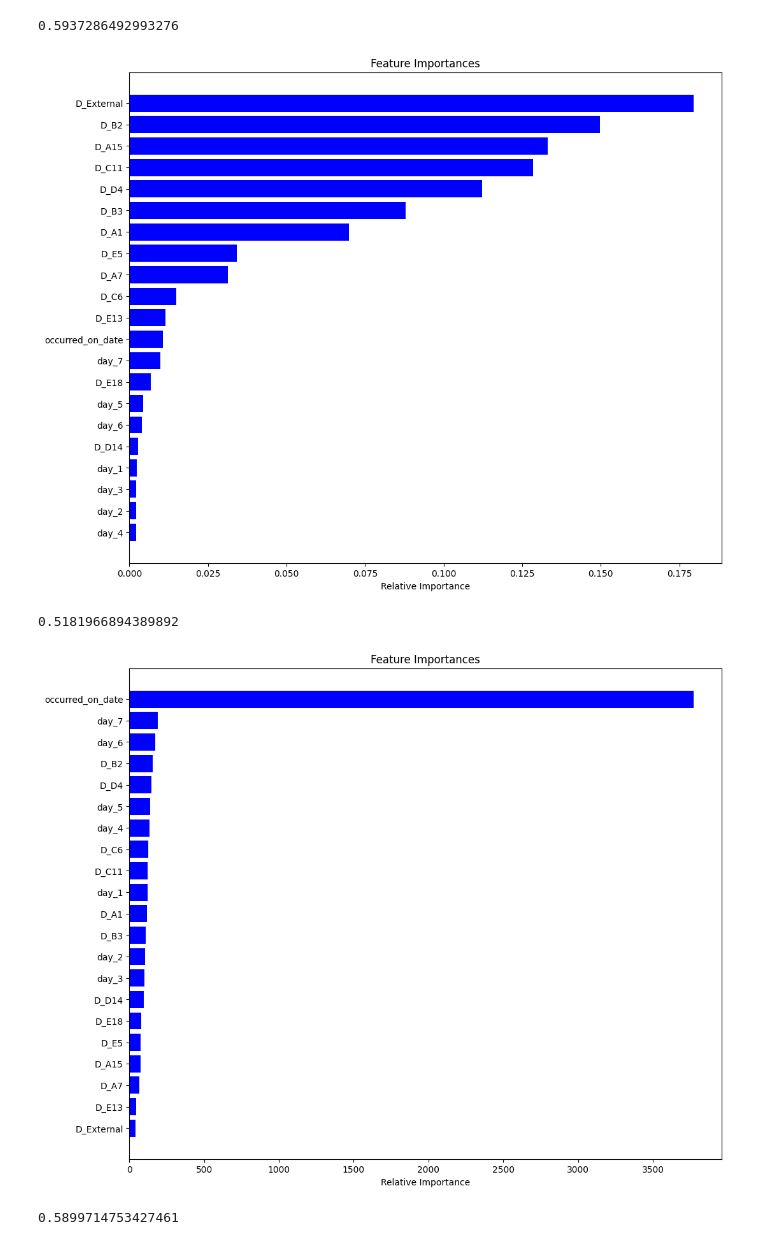
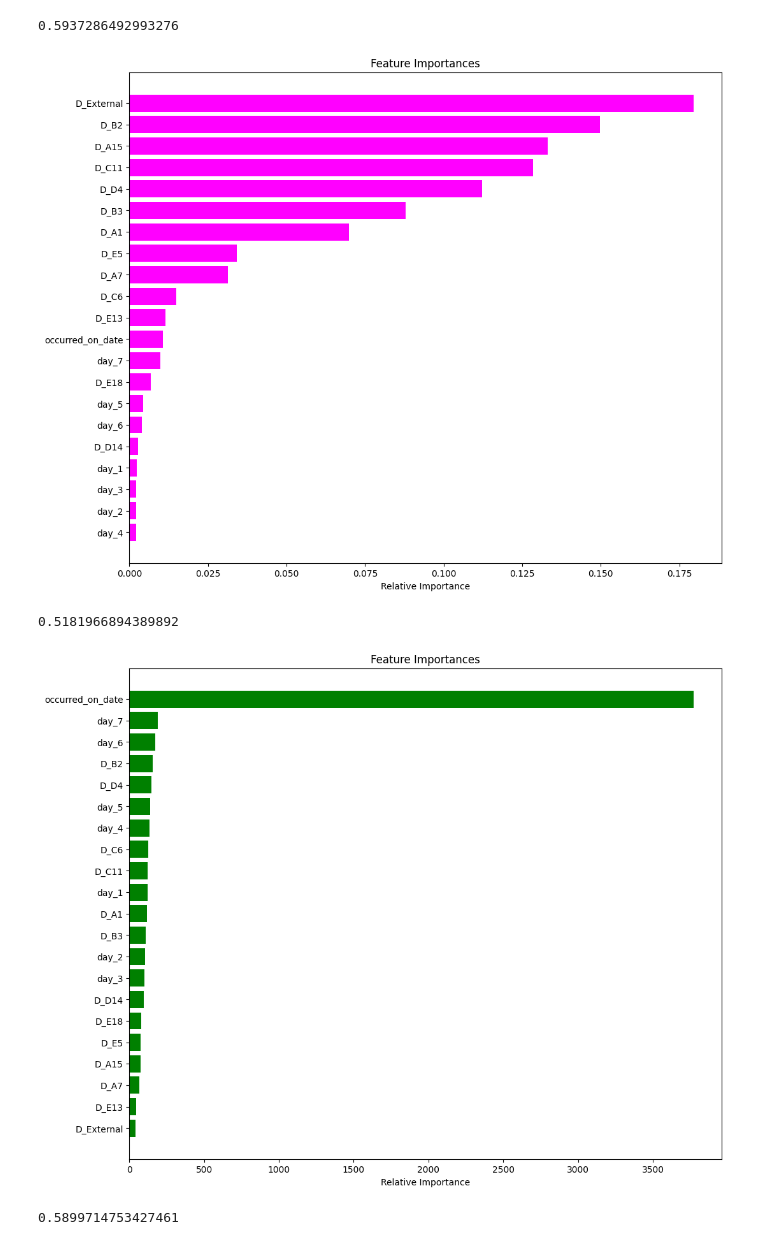
Before and after one commit to Waiz-Legion/boston, a Jupyter notebook: N4_model.ipynb, the cells around one changed output. Saved outputs shown, nothing was run; the diff lists cells and outputs as text; code cells hidden in the pictures.

```diff
--- a/N4_model.ipynb
+++ b/N4_model.ipynb
@@ -217,15 +217,15 @@ print(r2_score(y_test, pred))
 # %%
 feature_names = list(x.columns)
 importances = xgb.feature_importances_
 indices = np.argsort(importances)
 plt.figure(figsize=(12, 10))
 plt.title("Feature Importances")
-plt.barh(range(len(indices)), importances[indices], color="blue", align="center")
+plt.barh(range(len(indices)), importances[indices], color="magenta", align="center")
 plt.yticks(range(len(indices)), [feature_names[i] for i in indices])
 plt.xlabel("Relative Importance")
 plt.show()
 # %% [output]
-[figure, old version]
+[figure, new version]
 # %%
 lgbm = LGBMRegressor(n_estimators = 200).fit(x_train, y_train)
 pred = lgbm.predict(x_test)
@@ -238,12 +238,12 @@ importances = lgbm.feature_importances_
 indices = np.argsort(importances)
 plt.figure(figsize=(12, 10))
 plt.title("Feature Importances")
-plt.barh(range(len(indices)), importances[indices], color="blue", align="center")
+plt.barh(range(len(indices)), importances[indices], color="green", align="center")
 plt.yticks(range(len(indices)), [feature_names[i] for i in indices])
 plt.xlabel("Relative Importance")
 plt.show()
 # %% [output]
-[figure, old version]
+[figure, new version]
 # %%
 rfr = RandomForestRegressor(n_estimators = 200).fit(x_train, y_train)
 pred = rfr.predict(x_test)
```
Also changed, not shown: parts of 1 cell of this notebook.
